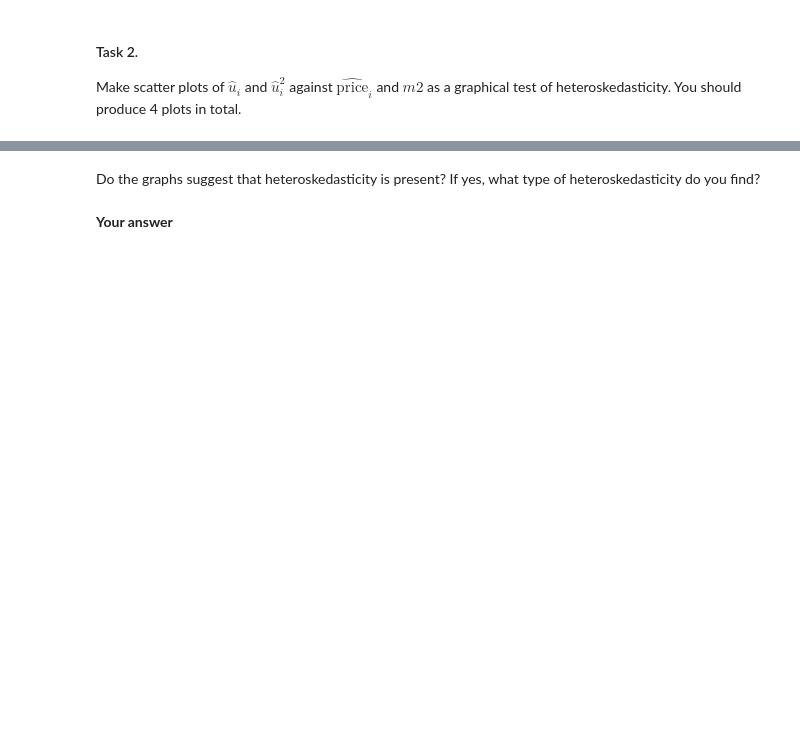
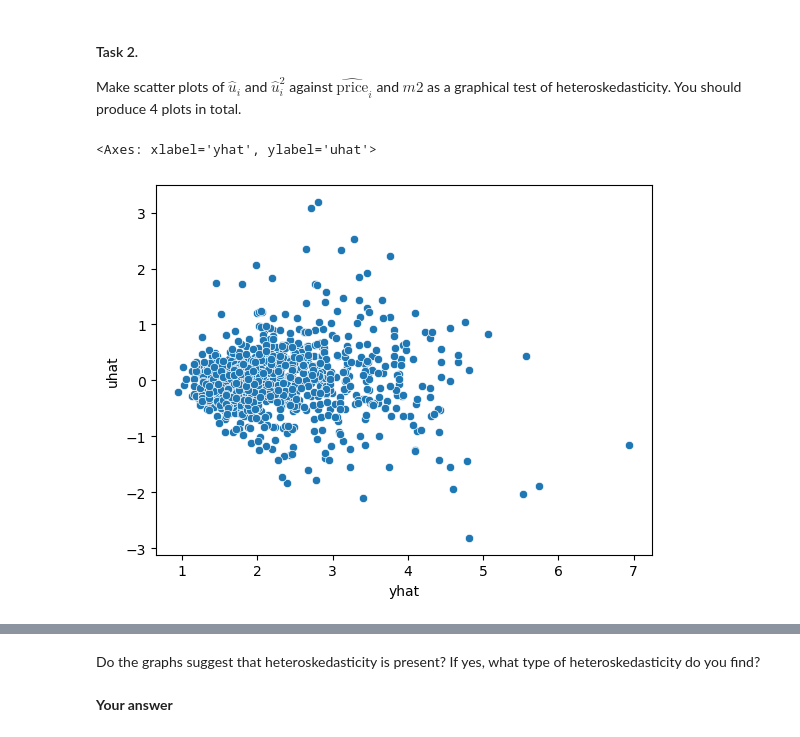
Before and after one commit to hmf512/EconometricsA, a Jupyter notebook: 2_class/PS7_Heteroskedasticity_WLS_and_robust_std/ex_ante.ipynb, the cells around one changed output, grey strips where cells are left out. Saved outputs shown, nothing was run; the diff lists cells and outputs as text; code cells hidden in the pictures; blank space fills up the shorter version.

```diff
--- a/2_class/PS7_Heteroskedasticity_WLS_and_robust_std/ex_ante.ipynb
+++ b/2_class/PS7_Heteroskedasticity_WLS_and_robust_std/ex_ante.ipynb
@@ -74,3 +81,14 @@ For ease of interpretation, rescale sales prices to prices in DKK-mio. Calculate
 _Hint:_ If you use statsmodels to estimate your model, you can access the residuals using the `.resid` property of your OLS results object. Similiarly, you can access the predicted outcome values using the `.fittedvalues` property.
 # %% [markdown]
 **Your code:**
+# %%
+df = pd.read_stata('PS7.dta')
+
+df['price'] = df['price'] / 1000000
+
+results1 = smf.ols('price ~ C(location) + m2 + I(m2**2) + rooms + toilets', data = df).fit()
+print(results1.summary())
+
+df['uhat'] = results1.resid
+df['uhat2'] = df['uhat'] ** 2
+df['yhat'] = results1.fittedvalues
@@ -82,6 +118,9 @@ _Hint:_ If you use statsmodels to estimate your model, you can access the residu
 Make scatter plots of $\hat{u}_i$ and $\hat{u}_i^2$ against $\hat{\text{price}}_i$ and $m2$ as a graphical test of heteroskedasticity. You should produce 4 plots in total.
 # %%
 # u_hat vs price
-sns.scatterplot(x=..., y=..., data=...) # fill in the blanks
+sns.scatterplot(x='yhat', y='uhat', data=df) # fill in the blanks
+# %% [output]
+<Axes: xlabel='yhat', ylabel='uhat'>
+[figure, added]
 # %%
 # u_hat^2 vs price
```
Also changed, not shown: parts of 16 cells of this notebook.
